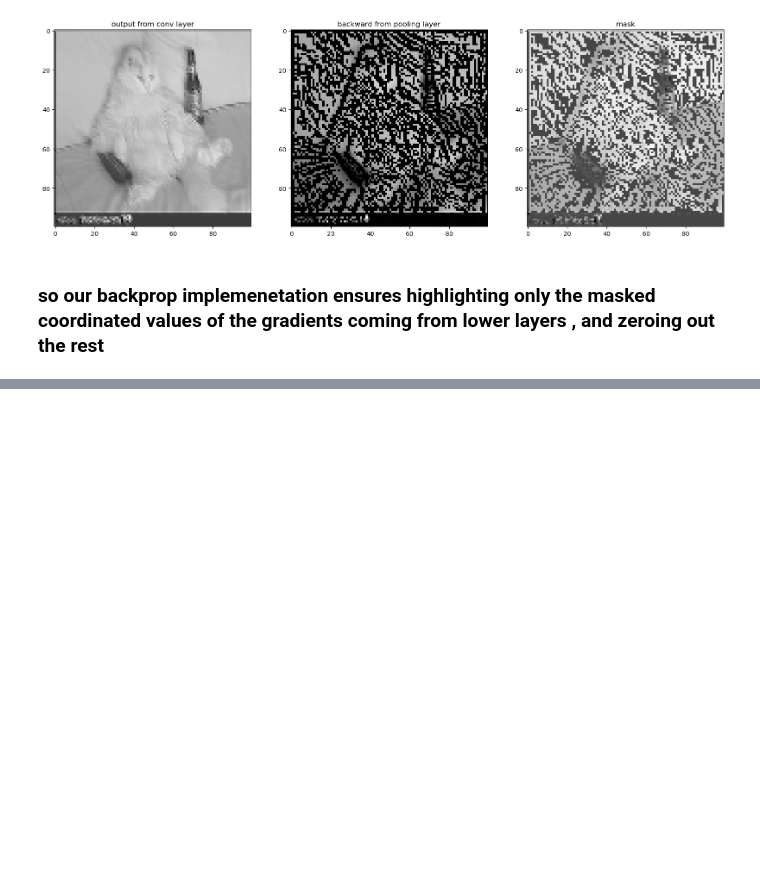
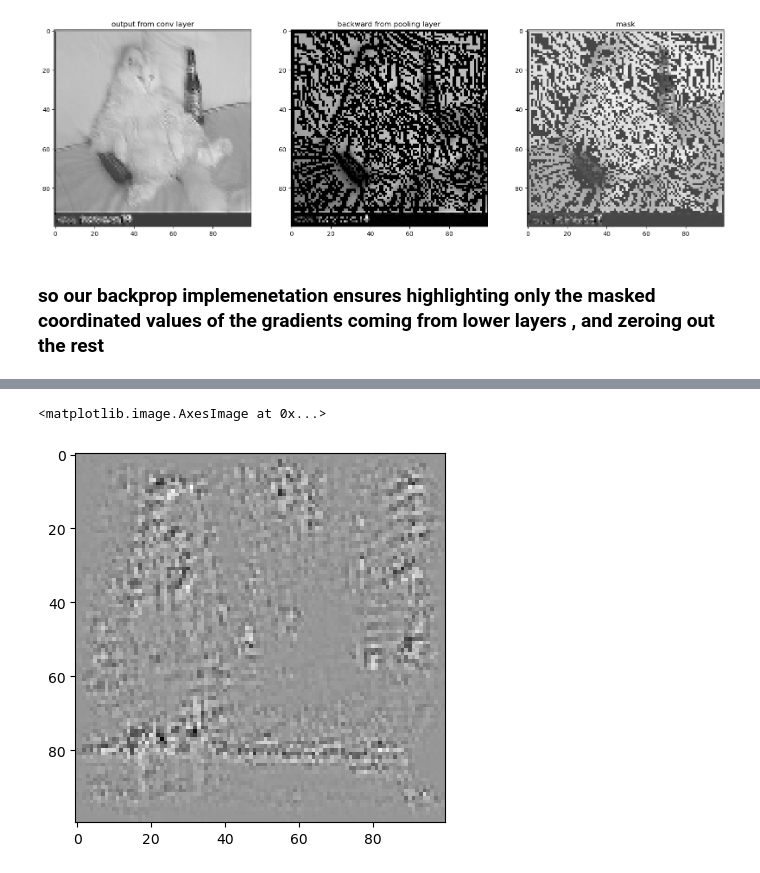
Before and after one commit to ayhanoruc/ml-collection, a Jupyter notebook: dl-from-scratch/cnn/backprop.ipynb, the cells around one changed output, grey strips where cells are left out. Cells and saved outputs as stored; diff of their text form; code cells hidden in the pictures; blank space fills up the shorter version.

```diff
--- a/dl-from-scratch/cnn/backprop.ipynb
+++ b/dl-from-scratch/cnn/backprop.ipynb
@@ -203,0 +349,5 @@ Text(0.5, 1.0, 'mask')
+# %%
+plt.imshow(back4[:,:,0,0],cmap="gray")
+# %% [output]
+<matplotlib.image.AxesImage at 0x...>
+[figure, added]
```
Also changed, not shown: parts of 9 cells of this notebook, 1 other file.
